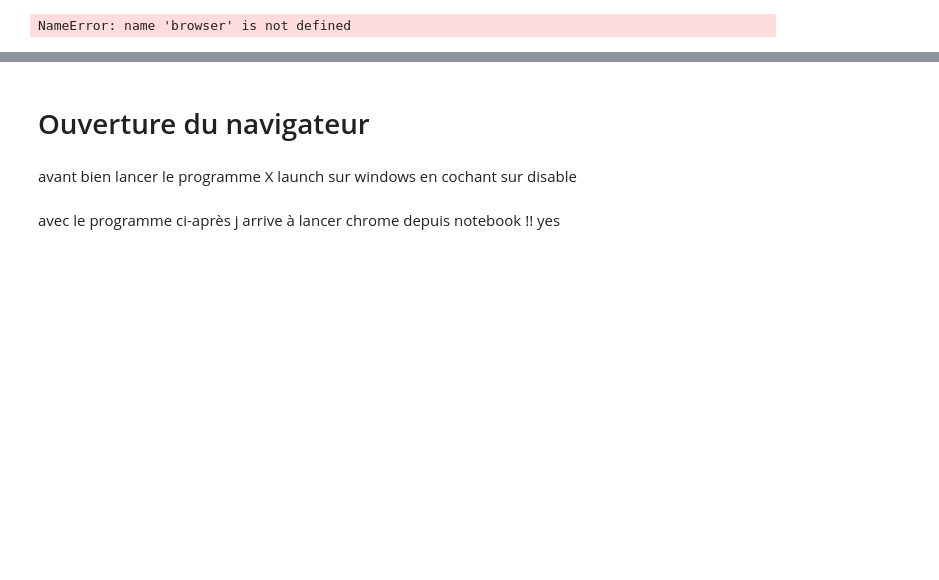
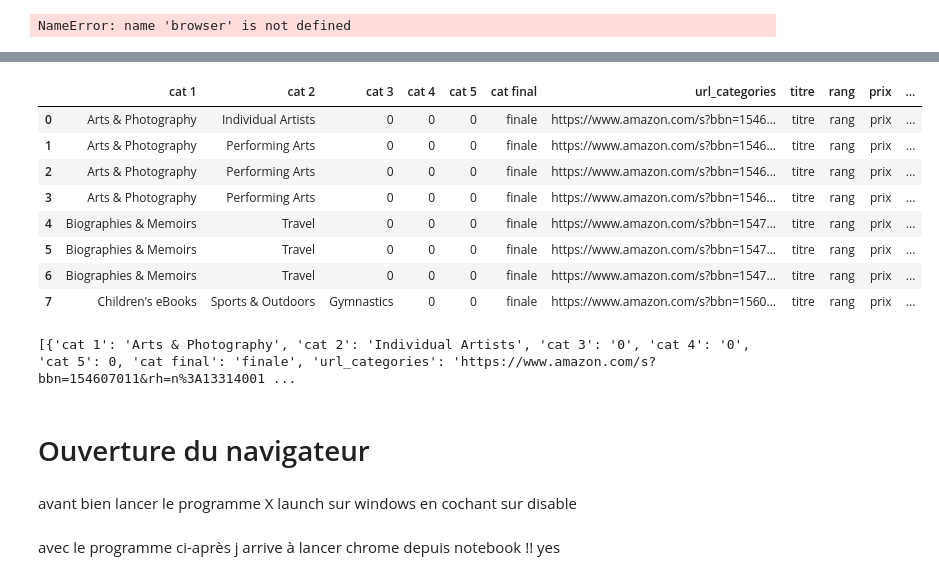
Before and after one commit to thomasgassin/kindle-scrapper, a Jupyter notebook: notebooks/NoteBook.ipynb, the cells around one changed output, grey strips where cells are left out. Drawn from its saved outputs; the diff is of its cells as text; code cells hidden in the pictures; blank space fills up the shorter version.

```diff
--- a/notebooks/NoteBook.ipynb
+++ b/notebooks/NoteBook.ipynb
@@ -177,3 +258,20 @@ def trouver_node(url):
+# %%
+df = pd.read_csv('resultats_livres.csv', index_col =  0 )
+df
+# %% [output]
+|  | cat 1 | cat 2 | cat 3 | cat 4 | cat 5 | cat final | url_categories | titre | rang | prix | ... |
+| 0 | Arts & Photography | Individual Artists | 0 | 0 | 0 | finale | https://www.amazon.com/s?bbn=1546... | titre | rang | prix | ... |
+| 1 | Arts & Photography | Performing Arts | 0 | 0 | 0 | finale | https://www.amazon.com/s?bbn=1546... | titre | rang | prix | ... |
+| 2 | Arts & Photography | Performing Arts | 0 | 0 | 0 | finale | https://www.amazon.com/s?bbn=1546... | titre | rang | prix | ... |
+| 3 | Arts & Photography | Performing Arts | 0 | 0 | 0 | finale | https://www.amazon.com/s?bbn=1546... | titre | rang | prix | ... |
+| 4 | Biographies & Memoirs | Travel | 0 | 0 | 0 | finale | https://www.amazon.com/s?bbn=1547... | titre | rang | prix | ... |
+| 5 | Biographies & Memoirs | Travel | 0 | 0 | 0 | finale | https://www.amazon.com/s?bbn=1547... | titre | rang | prix | ... |
+| 6 | Biographies & Memoirs | Travel | 0 | 0 | 0 | finale | https://www.amazon.com/s?bbn=1547... | titre | rang | prix | ... |
+| 7 | Children's eBooks | Sports & Outdoors | Gymnastics | 0 | 0 | finale | https://www.amazon.com/s?bbn=1560... | titre | rang | prix | ... |
+# %%
+encryper_depuis_url_page_livre_v2(1,url_livre1)
+# %% [output]
+[{'cat 1': 'Arts & Photography', 'cat 2': 'Individual Artists', 'cat 3': '0', 'cat 4': '0', 'cat 5': 0, 'cat final': 'finale', 'url_categories': 'https://www.amazon.com/s?bbn=154607011&rh=n%3A13314001 ...
 # %% [markdown]
 # Ouverture du navigateur
 # %% [markdown]
```
Also changed, not shown: parts of 17 cells of this notebook.
